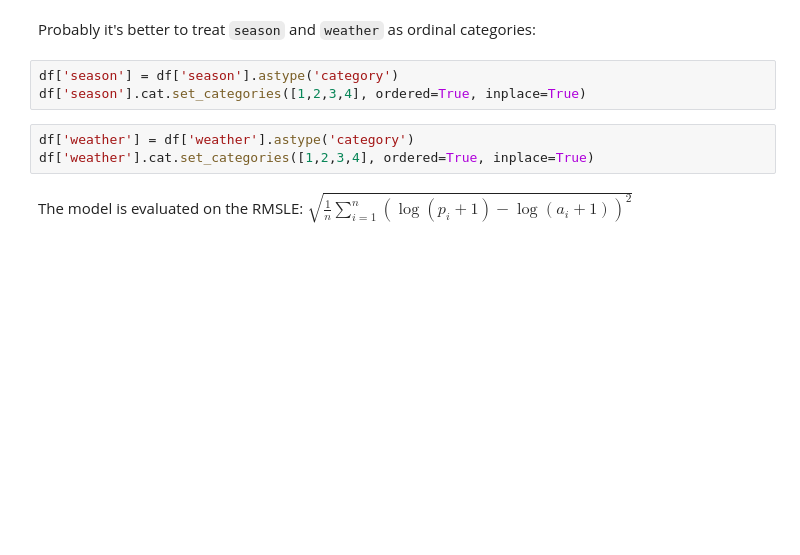
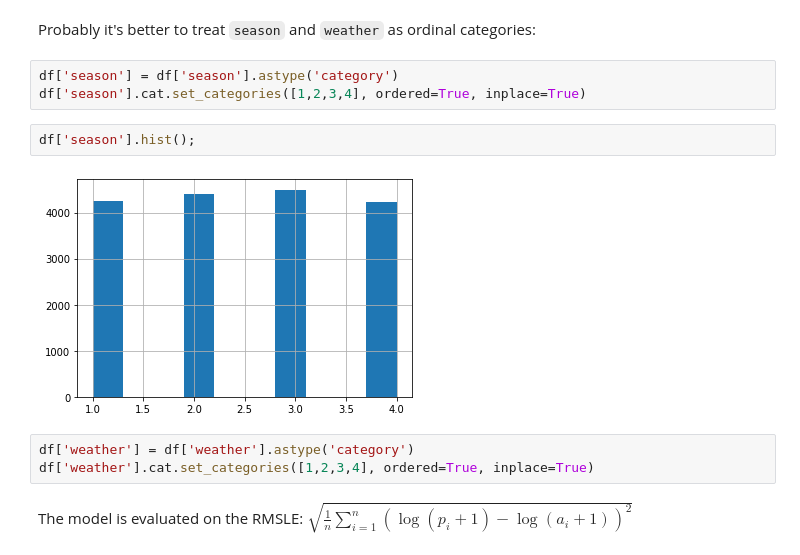
Before and after one commit to francescolosterzo/fastbook, a Jupyter notebook: exercises/tabular_BikeSharing.ipynb, the cells around one changed output. Saved outputs shown, nothing was run; the diff lists cells and outputs as text; blank space fills up the shorter version.

```diff
--- a/exercises/tabular_BikeSharing.ipynb
+++ b/exercises/tabular_BikeSharing.ipynb
@@ -139,6 +141,10 @@ Probably it's better to treat `season` and `weather` as ordinal categories:
 # %%
 df['season'] = df['season'].astype('category')
 df['season'].cat.set_categories([1,2,3,4], ordered=True, inplace=True)
+# %%
+df['season'].hist();
+# %% [output]
+[figure, added]
 # %%
 df['weather'] = df['weather'].astype('category')
 df['weather'].cat.set_categories([1,2,3,4], ordered=True, inplace=True)
```
Also changed, not shown: parts of 70 cells of this notebook.
